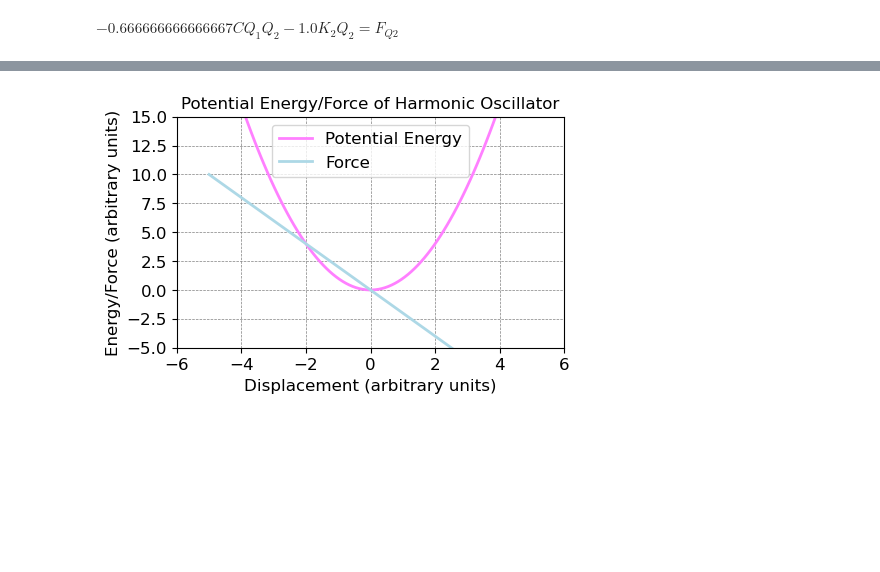
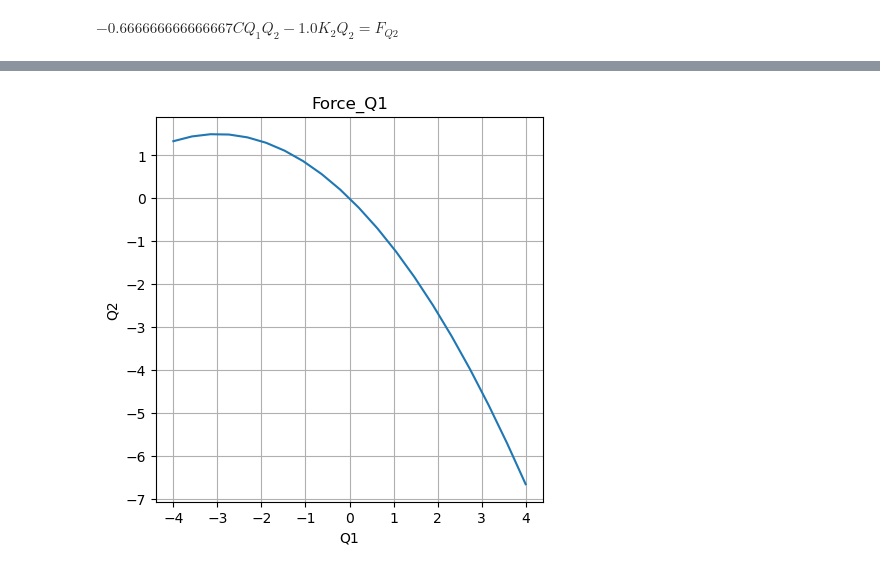
Before and after one commit to Phys3510-Fall2024/final-exam-MickyNG-94, a Jupyter notebook: final-exam-question-1.ipynb, the cells around one changed output, grey strips where cells are left out. Cells and saved outputs as stored; diff of their text form; code cells hidden in the pictures; blank space fills up the shorter version.

Commit message:
plotted traj seperately for examination/clarity; now overlay plots

```diff
--- a/final-exam-question-1.ipynb
+++ b/final-exam-question-1.ipynb
@@ -118,65 +118,34 @@ force_expression_Q2
 # %% [output]
 $\displaystyle - 0.666666666666667 C Q_{1} Q_{2} - 1.0 K_{2} Q_{2} = F_{Q2}$
 # %%
-x = np.linspace(-5, 5, 100)
+#Plotting trajectories
 
-def parabola(x):
-    return x**2
-
-# Generate y-values for the parabola using the x-values from np.linspace
-y_parabola = parabola(x)
-
-# Plot the parabola using plt.plot
-#plt.plot(x, y_parabola)
-
-# Define another function (linear function for demonstration)
-def linear(x):
-    return - 2 * x
-
-# Generate y-values for the linear function
-y_linear = linear(x)
+# K1 = 1, K2 = 0.2, C = 0.5
 
 # Create a figure with a specific size
-# Create a figure with a specific size
-plt.figure(figsize=(5, 3))
+plt.figure(figsize=(5, 5))
+
+x = np.linspace(-4, 4, 20)
+y = np.linspace(-4, 4, 20)
+
+def force(x):
+    return -1 * x - 1/6 * y **2
+
+force_plot = force(x)
+
+plt.plot(x, force_plot)
+plt.xlabel('Q1')
+plt.ylabel('Q2')
+plt.title('Force_Q1')
+plt.grid(True)
+plt.show()
 
 # Plot the parabola with markers and customized grid
-plt.plot(x, y_parabola,
-         color=(1,0.5,1), # you can use RGB values for colors
-         linestyle='-',
-         linewidth=2,
-         label='Potential Energy')
-
-# Plot the linear function
-plt.plot(x, y_linear,
-         color='lightblue',
-         linestyle='-',
-         linewidth=2,
-         label='Force')
-
-# Add labels and title
-plt.xlabel('Displacement (arbitrary units)', fontsize=12)
-plt.ylabel('Energy/Force (arbitrary units)', fontsize=12)
-plt.title('Potential Energy/Force of Harmonic Oscillator', fontsize=12)
-
-# Adjust tick mark label font sizes
-plt.xticks(fontsize=12)
-plt.yticks(fontsize=12)
-
-# Add a legend to differentiate between the lines
-plt.legend(fontsize=12)
-
-# Add grid
-plt.grid(True, color='gray', linestyle='--', linewidth=0.5)
-
-# Set limits for x and y axes
-plt.xlim([-6, 6])
-plt.ylim([-5, 15])
-
-# Adjust tick mark label font sizes
-plt.xticks(fontsize=12)
-plt.yticks(fontsize=12)
-
-# Show the plot
-#plt.show()
+#plt.plot(x, force_expression_Q1,
+#         color=(1,0.5,1), # you can use RGB values for colors
+#         linestyle='-',
+#         linewidth=2,
+#         marker='o',
+#         markersize=3,
+#         markerfacecolor='#06d6fd')
 # %% [output]
@@ -193 +152 @@ plt.yticks(fontsize=12)
-[figure, old version]
+[figure, new version]
```
Also changed, not shown: parts of 2 cells of this notebook.
